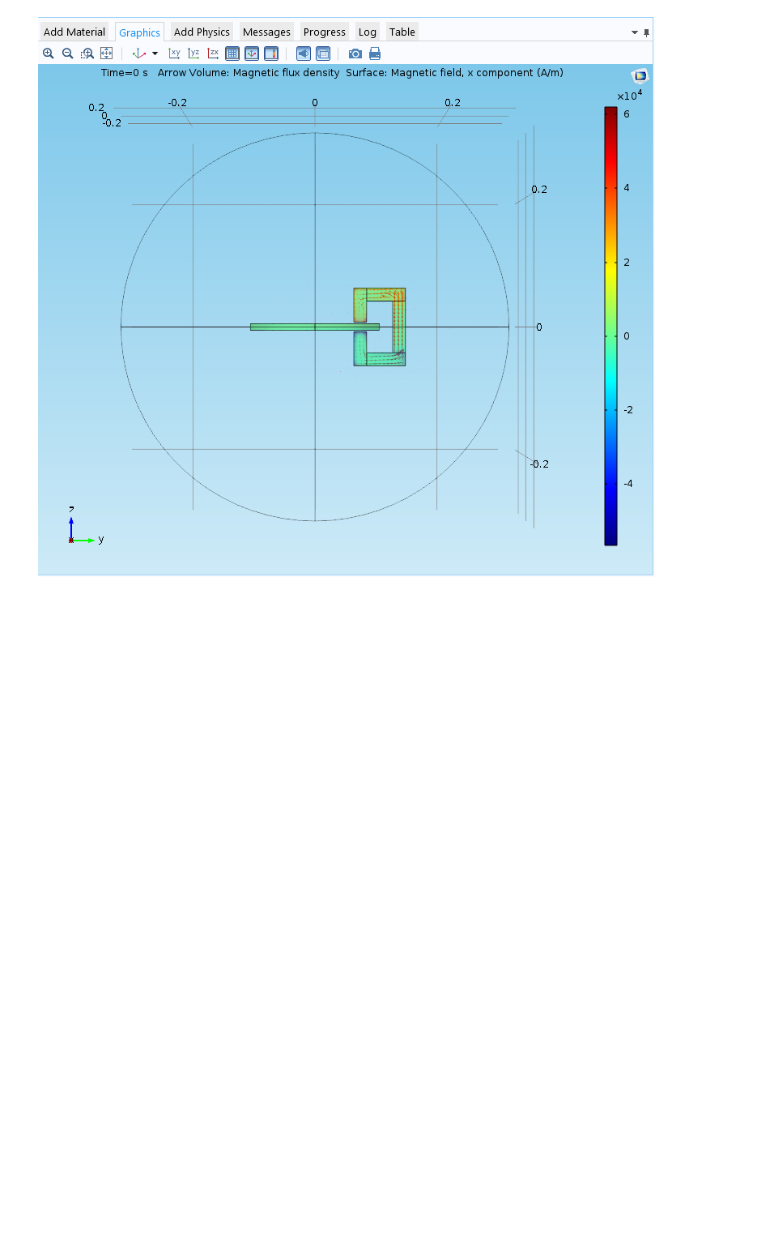
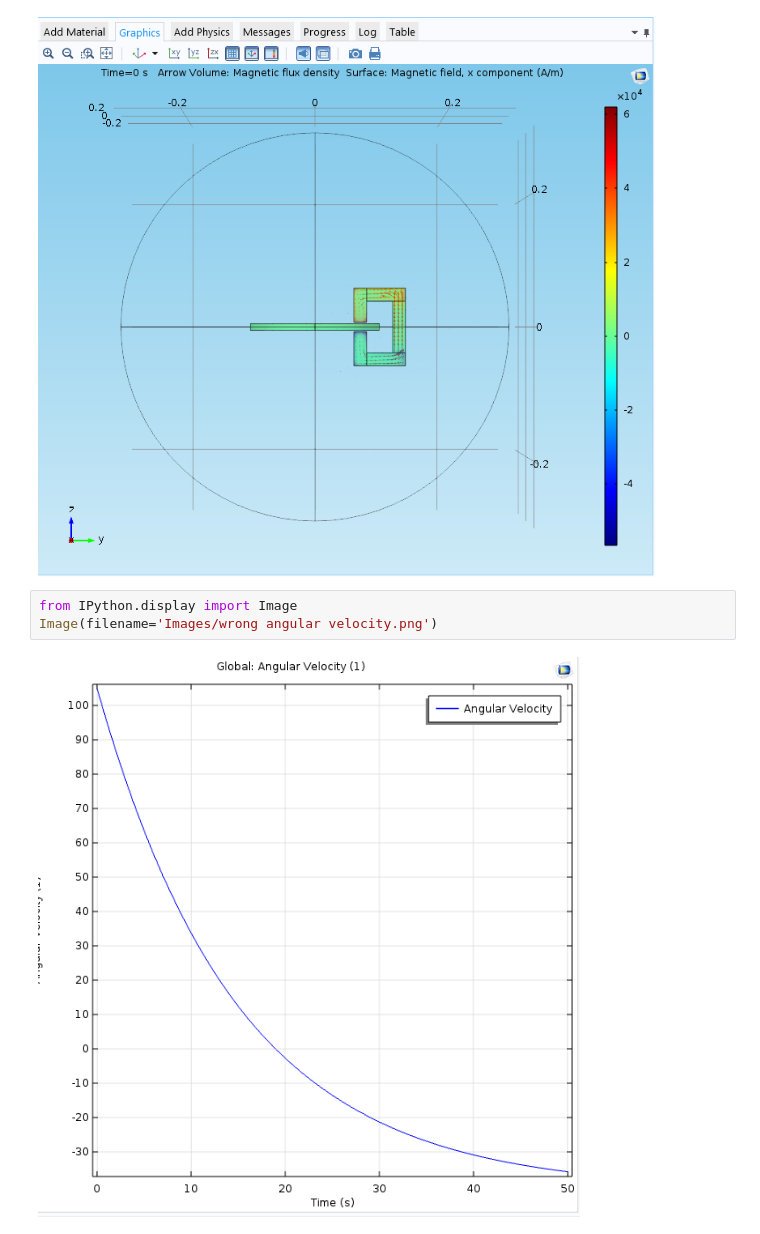
Before and after one commit to odtu/EE564, a Jupyter notebook: EDDY_BRAKE/Doga/Eddy Current Brake Design Project.ipynb, the cells around one changed output. Cells and saved outputs as stored; diff of their text form; blank space fills up the shorter version.

Commit message:
negative velocity is wrong!!!

```diff
--- a/EDDY_BRAKE/Doga/Eddy Current Brake Design Project.ipynb
+++ b/EDDY_BRAKE/Doga/Eddy Current Brake Design Project.ipynb
@@ -39,3 +39,8 @@ from IPython.display import Image
 Image(filename='Images/magnfield.png')
 # %% [output]
 [figure]
+# %%
+from IPython.display import Image
+Image(filename='Images/wrong angular velocity.png')
+# %% [output]
+[figure, added]
```
Also changed, not shown: parts of 1 cell of this notebook.
